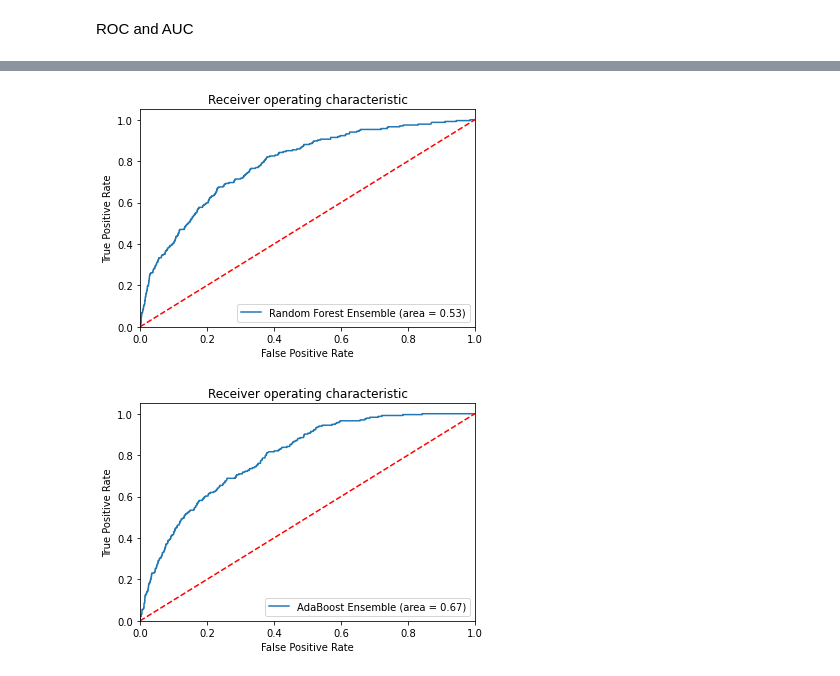
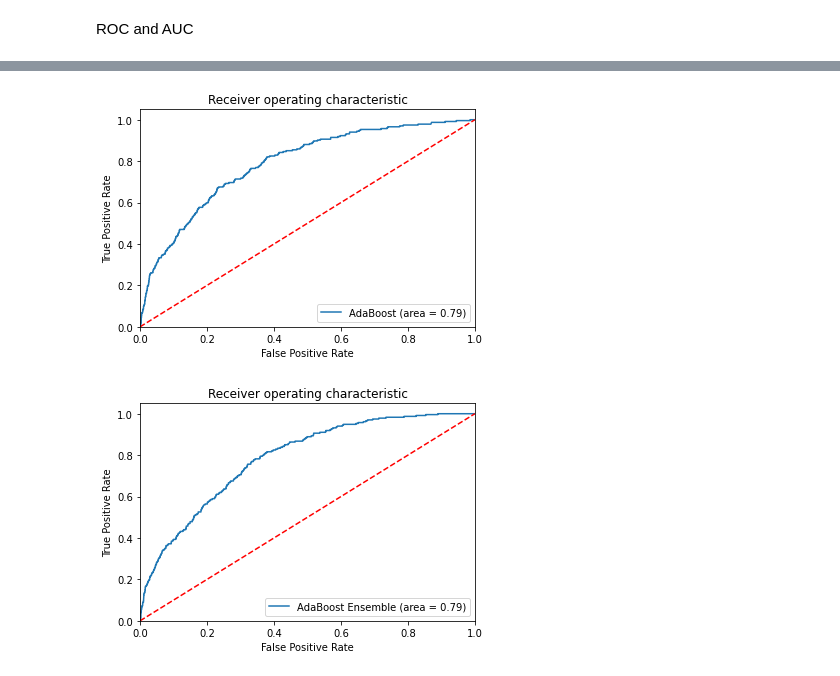
Before and after one commit to jhirschibar/ML_Options_trading, a Jupyter notebook: Initial_Analysis.ipynb, the cells around one changed output, grey strips where cells are left out. Drawn from its saved outputs; the diff is of its cells as text; code cells hidden in the pictures.

```diff
--- a/Initial_Analysis.ipynb
+++ b/Initial_Analysis.ipynb
@@ -24,7 +24,7 @@ path = 'C:\\Users\\megan\\Desktop\\ISYE_6740\\Project\data'
 file_name = "final_data.csv"
 df = pd.read_csv(path+"\\"+file_name)
 # %%
-#df = pd.read_csv('final_data.csv')
+df = pd.read_csv('final_data.csv')
 # %%
 df=df.dropna().reset_index(drop=True)
 # %%
@@ -222,0 +229,4 @@ plt.show()
+# %%
+model = SVC().fit(X_train,y_train)
+predictions=model.predict(X_test)
+np.sum(predictions==y_test)/len(y_test)
@@ -633,10 +651,10 @@ NameError: name 'SMOTE' is not defined
 # %%
-#AUROC for AdaBoost Ensemble after resampling
-print_auroc_graph(AdaBoostClassifier(), 'Random Forest Ensemble', X_train, y_train, X_test, y_test)
+#AUROC for AdaBoost Ensemble without resampling
+print_auroc_graph(AdaBoostClassifier(), 'AdaBoost', X_train, y_train, X_test, y_test)
 # %% [output]
-[figure, old version]
+[figure, new version]
 # %%
-#AUROC for Random Forest Ensemble without resampling
+#AUROC for adaboost Ensemble with resampling
 model = AdaBoostClassifier()
 over=SMOTE(sampling_strategy=0.1)
 under = RandomUnderSampler(sampling_strategy=0.5)
@@ -644,4 +662,4 @@ steps = [('over', over), ('under', under), ('model', model)]
 pipeline=Pipeline(steps)
 print_auroc_graph(pipeline, 'AdaBoost Ensemble', X_train, y_train, X_test, y_test)
 # %% [output]
-[figure, old version]
+[figure, new version]
```
Also changed, not shown: parts of 7 cells of this notebook, 1 other file.
